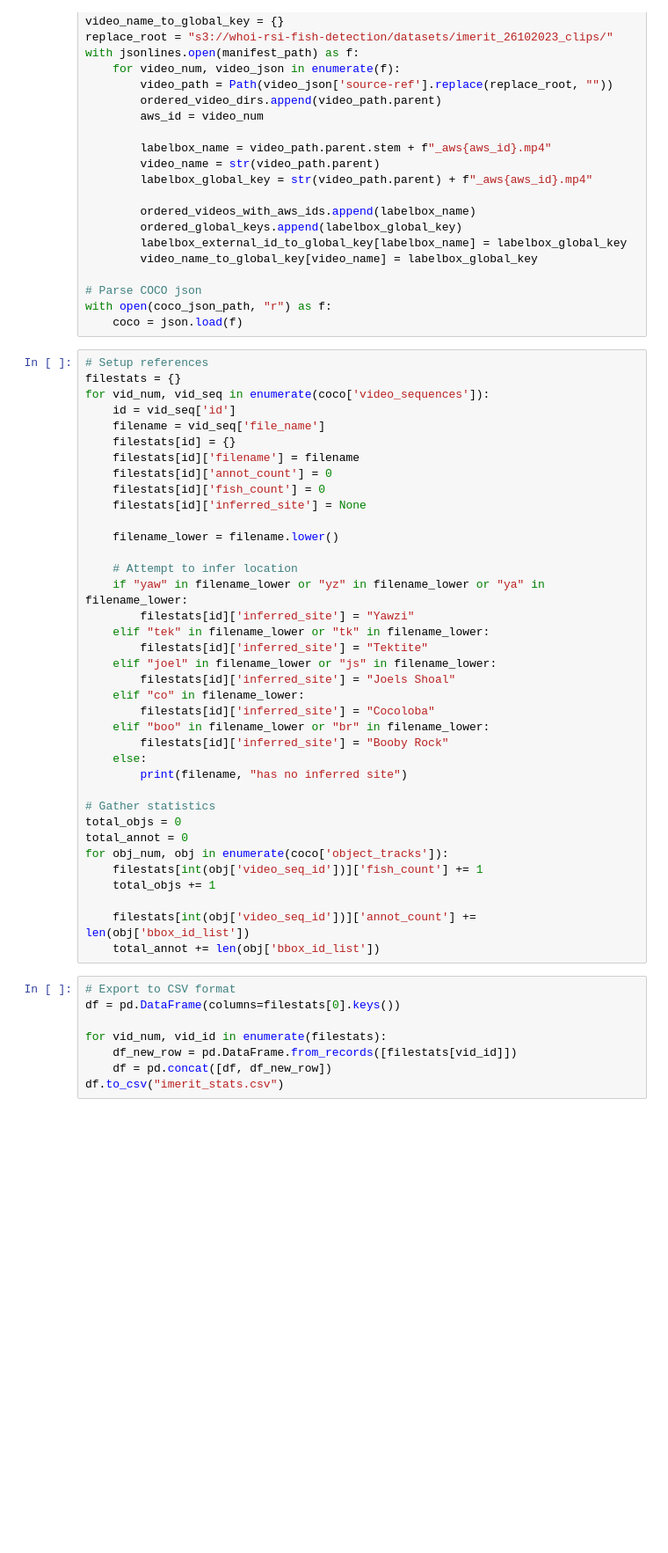
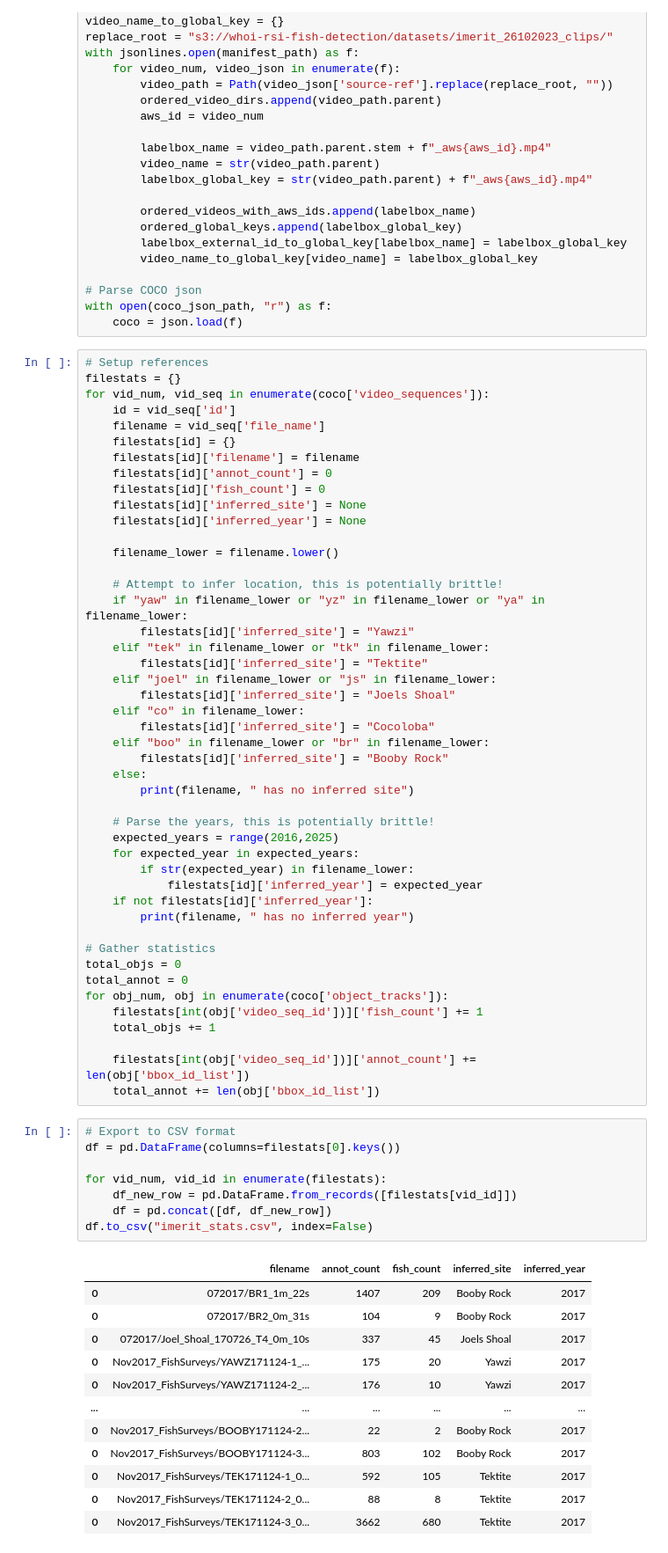
Before and after one commit to dxyang/marine_detection, a Jupyter notebook: imerit/coco2stats.ipynb, the cells around one changed output. Shown at 88% size. Cells and saved outputs as stored; diff of their text form; blank space fills up the shorter version.

```diff
--- a/imerit/coco2stats.ipynb
+++ b/imerit/coco2stats.ipynb
@@ -50,10 +50,11 @@ for vid_num, vid_seq in enumerate(coco['video_sequences']):
     filestats[id]['annot_count'] = 0
     filestats[id]['fish_count'] = 0
     filestats[id]['inferred_site'] = None
+    filestats[id]['inferred_year'] = None
 
     filename_lower = filename.lower()
 
-    # Attempt to infer location
+    # Attempt to infer location, this is potentially brittle!
     if "yaw" in filename_lower or "yz" in filename_lower or "ya" in filename_lower:
         filestats[id]['inferred_site'] = "Yawzi"
     elif "tek" in filename_lower or "tk" in filename_lower:
@@ -65,7 +66,15 @@ for vid_num, vid_seq in enumerate(coco['video_sequences']):
     elif "boo" in filename_lower or "br" in filename_lower:
         filestats[id]['inferred_site'] = "Booby Rock"
     else:
-        print(filename, "has no inferred site")
+        print(filename, " has no inferred site")
+
+    # Parse the years, this is potentially brittle!
+    expected_years = range(2016,2025)
+    for expected_year in expected_years:
+        if str(expected_year) in filename_lower:
+            filestats[id]['inferred_year'] = expected_year
+    if not filestats[id]['inferred_year']:
+        print(filename, " has no inferred year")
 
 # Gather statistics
 total_objs = 0
@@ -79,8 +88,21 @@ for obj_num, obj in enumerate(coco['object_tracks']):
 # %%
 # Export to CSV format
 df = pd.DataFrame(columns=filestats[0].keys())
 
 for vid_num, vid_id in enumerate(filestats):
     df_new_row = pd.DataFrame.from_records([filestats[vid_id]])
     df = pd.concat([df, df_new_row])
-df.to_csv("imerit_stats.csv")
+df.to_csv("imerit_stats.csv", index=False)
+# %% [output]
+|  | filename | annot_count | fish_count | inferred_site | inferred_year |
+| 0 | 072017/BR1_1m_22s | 1407 | 209 | Booby Rock | 2017 |
+| 0 | 072017/BR2_0m_31s | 104 | 9 | Booby Rock | 2017 |
+| 0 | 072017/Joel_Shoal_170726_T4_0m_10s | 337 | 45 | Joels Shoal | 2017 |
+| 0 | Nov2017_FishSurveys/YAWZ171124-1_... | 175 | 20 | Yawzi | 2017 |
+| 0 | Nov2017_FishSurveys/YAWZ171124-2_... | 176 | 10 | Yawzi | 2017 |
+| ... | ... | ... | ... | ... | ... |
+| 0 | Nov2017_FishSurveys/BOOBY171124-2... | 22 | 2 | Booby Rock | 2017 |
+| 0 | Nov2017_FishSurveys/BOOBY171124-3... | 803 | 102 | Booby Rock | 2017 |
+| 0 | Nov2017_FishSurveys/TEK171124-1_0... | 592 | 105 | Tektite | 2017 |
+| 0 | Nov2017_FishSurveys/TEK171124-2_0... | 88 | 8 | Tektite | 2017 |
+| 0 | Nov2017_FishSurveys/TEK171124-3_0... | 3662 | 680 | Tektite | 2017 |
```
Also changed, not shown: parts of 2 cells of this notebook.
